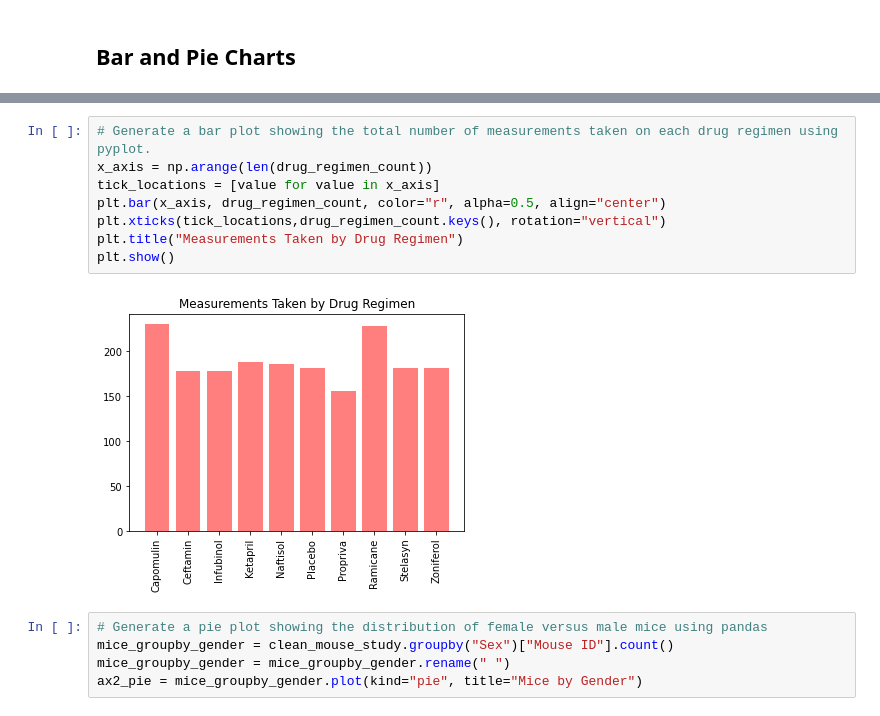
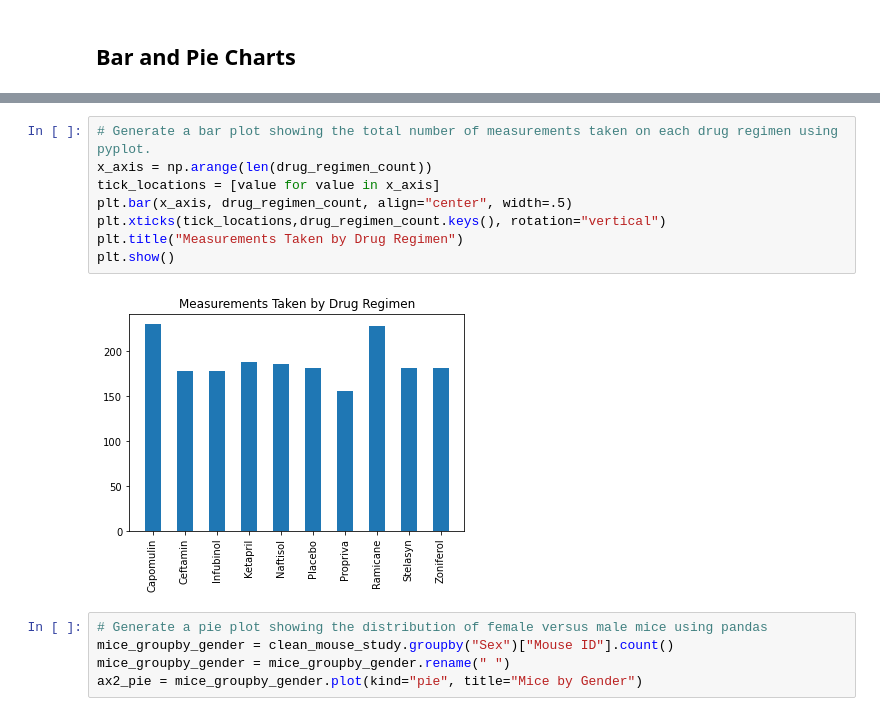
Before and after one commit to marceloflores1/matplotlib-challenge, a Jupyter notebook: pymaceuticals_starter.ipynb, the cells around one changed output, grey strips where cells are left out. Cells and saved outputs as stored; diff of their text form.

```diff
--- a/pymaceuticals_starter.ipynb
+++ b/pymaceuticals_starter.ipynb
@@ -165,13 +163,13 @@ plt.show()
 # %%
 # Generate a bar plot showing the total number of measurements taken on each drug regimen using pyplot.
 x_axis = np.arange(len(drug_regimen_count))
 tick_locations = [value for value in x_axis]
-plt.bar(x_axis, drug_regimen_count, color="r", alpha=0.5, align="center")
+plt.bar(x_axis, drug_regimen_count, align="center", width=.5)
 plt.xticks(tick_locations,drug_regimen_count.keys(), rotation="vertical")
 plt.title("Measurements Taken by Drug Regimen")
 plt.show()
 # %% [output]
-[figure, old version]
+[figure, new version]
 # %%
 # Generate a pie plot showing the distribution of female versus male mice using pandas
 mice_groupby_gender = clean_mouse_study.groupby("Sex")["Mouse ID"].count()
```
Also changed, not shown: parts of 2 cells of this notebook.
